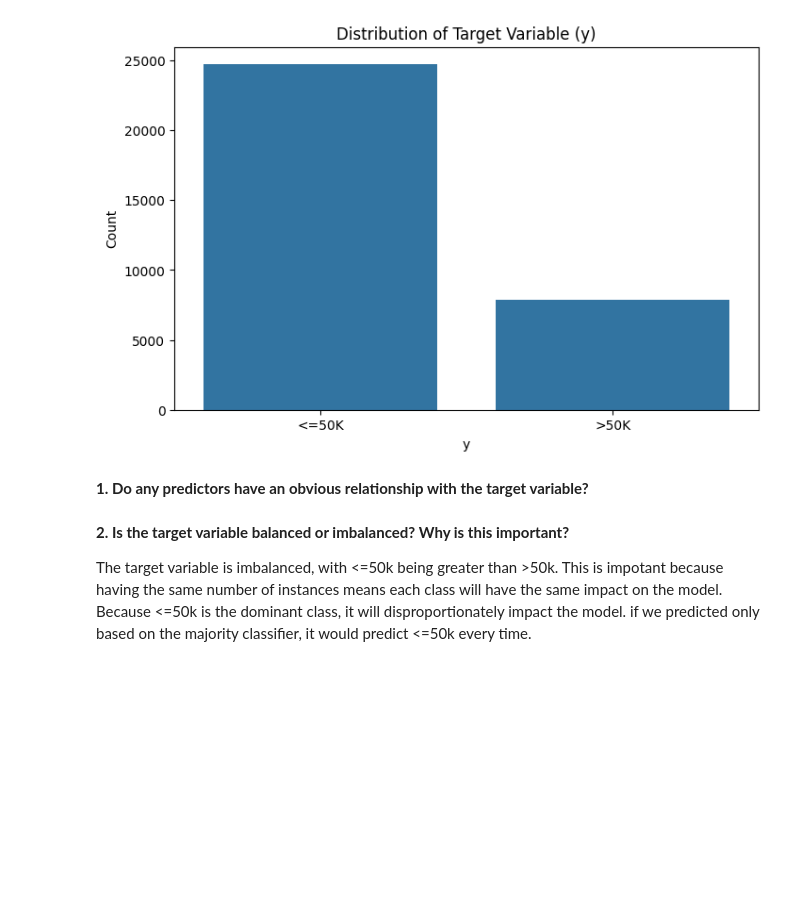
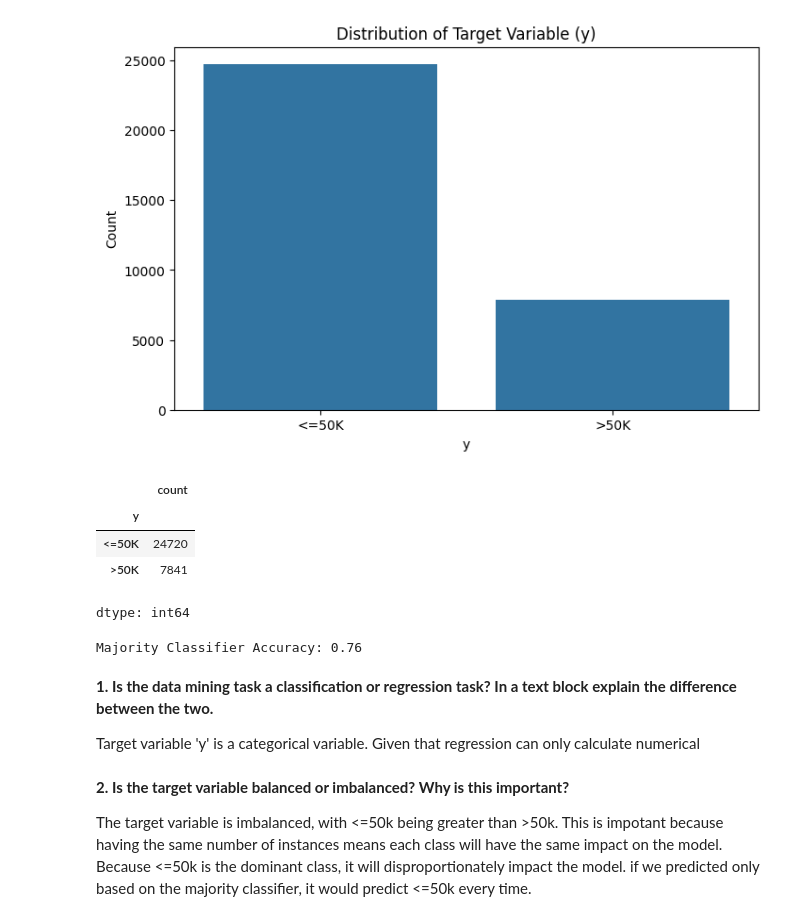
Before and after one commit to Zacfletch6/IS_submissions, a Jupyter notebook: Final_project_DM.ipynb, the cells around one changed output. Cells and saved outputs as stored; diff of their text form; code cells hidden in the pictures; blank space fills up the shorter version.

```diff
--- a/Final_project_DM.ipynb
+++ b/Final_project_DM.ipynb
@@ -314,8 +314,24 @@ plt.title('Distribution of Target Variable (y)')
 plt.show()
 # %% [output]
 [figure]
-# %% [markdown]
-**1. Do any predictors have an obvious relationship with the target variable?**
+# %%
+display(df['y'].value_counts().sort_values(ascending=False))
+# %% [output]
+|  | count |
+| y |  |
+| <=50K | 24720 |
+| >50K | 7841 |
+dtype: int64
+# %%
+# calculate accuracy of majority classifier:
+majority_classifier_accuracy = round(df['y'].value_counts()['<=50K']/len(df), 2)
+print(f'Majority Classifier Accuracy: {majority_classifier_accuracy}')
+# %% [output]
+Majority Classifier Accuracy: 0.76
+# %% [markdown]
+**1. Is the data mining task a classification or regression task? In a text block explain the difference between the two.**
+
+Target variable 'y' is a categorical variable. Given that regression can only calculate numerical
 # %% [markdown]
 **2. Is the target variable balanced or imbalanced? Why is this important?**
 
```
Also changed, not shown: parts of 5 cells of this notebook.
